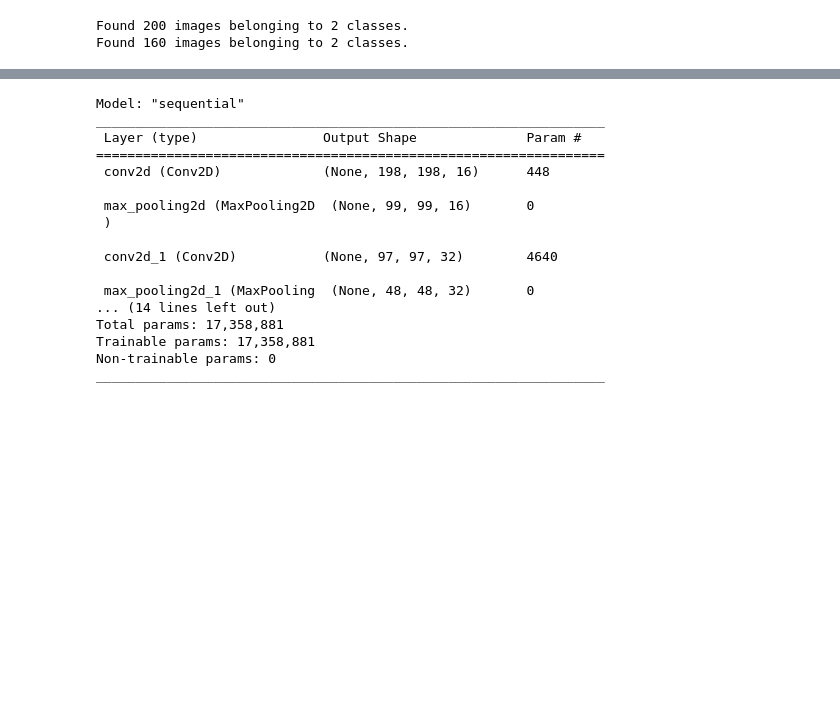
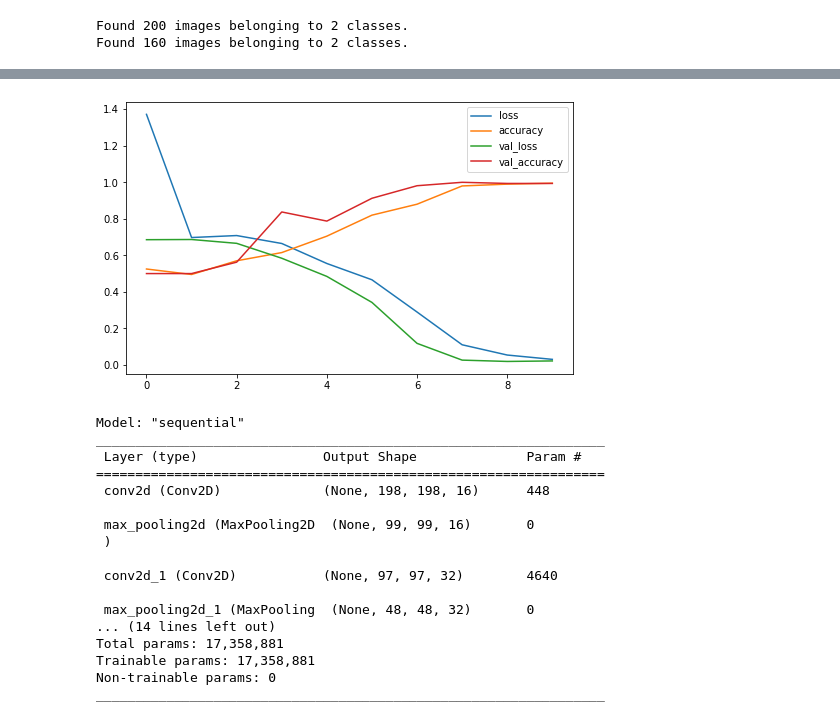
Before and after one commit to MaoMakara/CNN-on-the-prediction-of-image, a Jupyter notebook: CNN.ipynb, the cells around one changed output, grey strips where cells are left out. Cells and saved outputs as stored; diff of their text form; code cells hidden in the pictures; blank space fills up the shorter version.

```diff
--- a/CNN.ipynb
+++ b/CNN.ipynb
@@ -81,3 +118,8 @@ Epoch 10/10
+# %%
+pd.DataFrame(model_fit.history).plot(figsize=(8,5))
+plt.show()
+# %% [output]
+[figure, added]
 # %%
 model.summary() #Detail of model
 # %% [output]
```
Also changed, not shown: parts of 14 cells of this notebook.
